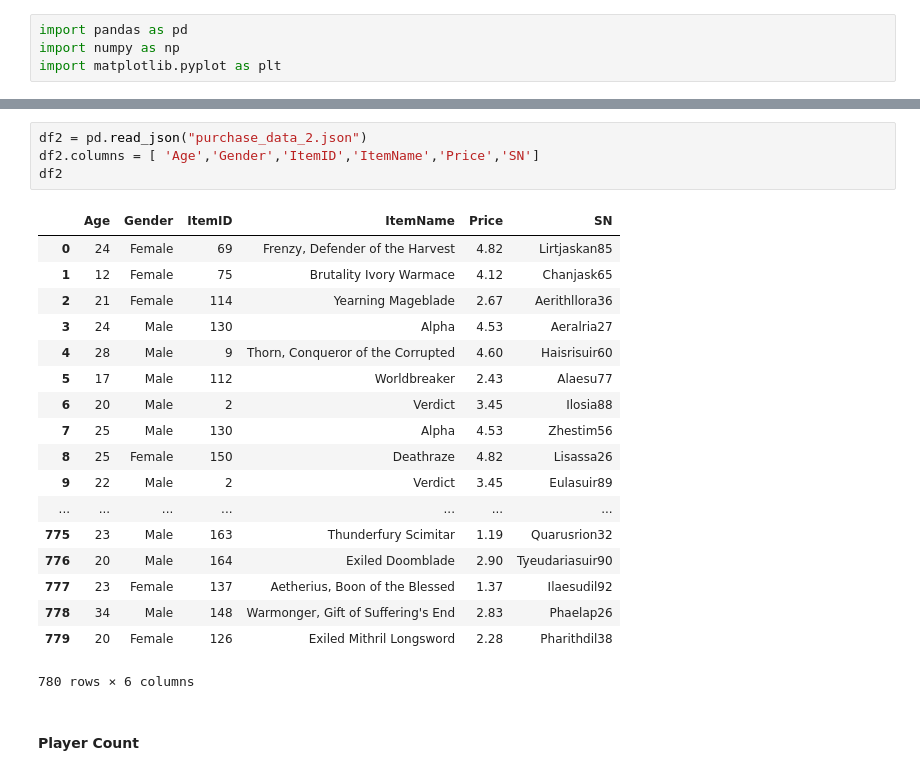
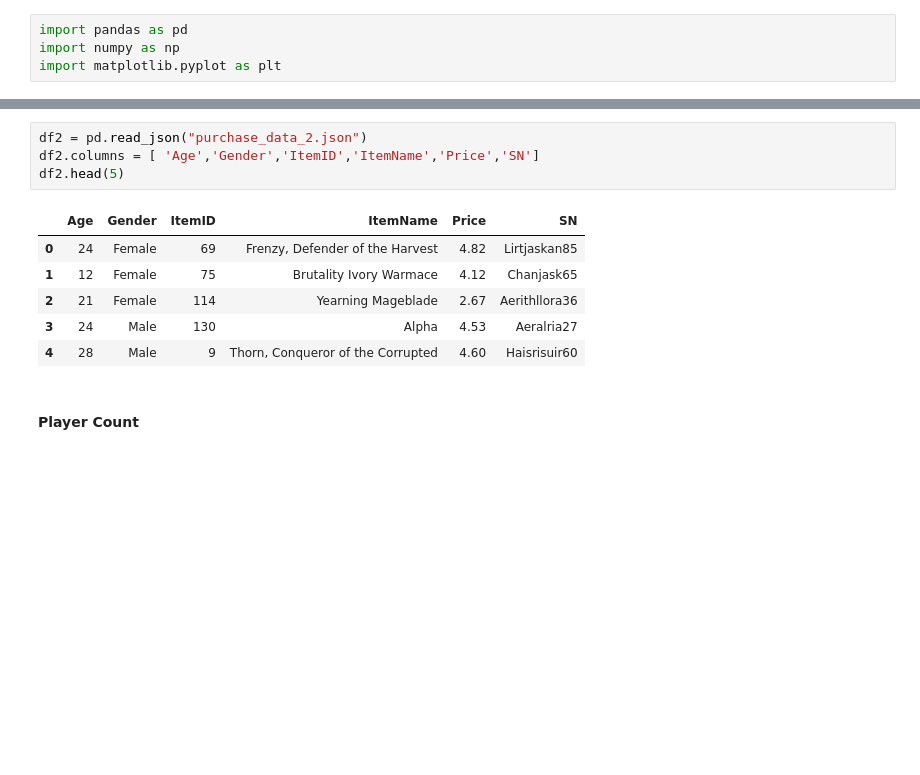
Before and after one commit to kundami/python-challenge, a Jupyter notebook: PyPandas/Pymoli.ipynb, the cells around one changed output, grey strips where cells are left out. Cells and saved outputs as stored; diff of their text form; blank space fills up the shorter version.

```diff
--- a/PyPandas/Pymoli.ipynb
+++ b/PyPandas/Pymoli.ipynb
@@ -36,26 +24,14 @@ df
 # %%
 df2 = pd.read_json("purchase_data_2.json")
 df2.columns = [ 'Age','Gender','ItemID','ItemName','Price','SN']
-df2
+df2.head(5)
 # %% [output]
 |  | Age | Gender | ItemID | ItemName | Price | SN |
 | 0 | 24 | Female | 69 | Frenzy, Defender of the Harvest | 4.82 | Lirtjaskan85 |
 | 1 | 12 | Female | 75 | Brutality Ivory Warmace | 4.12 | Chanjask65 |
 | 2 | 21 | Female | 114 | Yearning Mageblade | 2.67 | Aerithllora36 |
 | 3 | 24 | Male | 130 | Alpha | 4.53 | Aeralria27 |
 | 4 | 28 | Male | 9 | Thorn, Conqueror of the Corrupted | 4.60 | Haisrisuir60 |
-| 5 | 17 | Male | 112 | Worldbreaker | 2.43 | Alaesu77 |
-| 6 | 20 | Male | 2 | Verdict | 3.45 | Ilosia88 |
-| 7 | 25 | Male | 130 | Alpha | 4.53 | Zhestim56 |
-| 8 | 25 | Female | 150 | Deathraze | 4.82 | Lisassa26 |
-| 9 | 22 | Male | 2 | Verdict | 3.45 | Eulasuir89 |
-| ... | ... | ... | ... | ... | ... | ... |
-| 775 | 23 | Male | 163 | Thunderfury Scimitar | 1.19 | Quarusrion32 |
-| 776 | 20 | Male | 164 | Exiled Doomblade | 2.90 | Tyeudariasuir90 |
-| 777 | 23 | Female | 137 | Aetherius, Boon of the Blessed | 1.37 | Ilaesudil92 |
-| 778 | 34 | Male | 148 | Warmonger, Gift of Suffering's End | 2.83 | Phaelap26 |
-| 779 | 20 | Female | 126 | Exiled Mithril Longsword | 2.28 | Pharithdil38 |
-780 rows × 6 columns
 # %% [markdown]
 #### Player Count
 # %%
```
Also changed, not shown: parts of 16 cells of this notebook, 1 other file.
